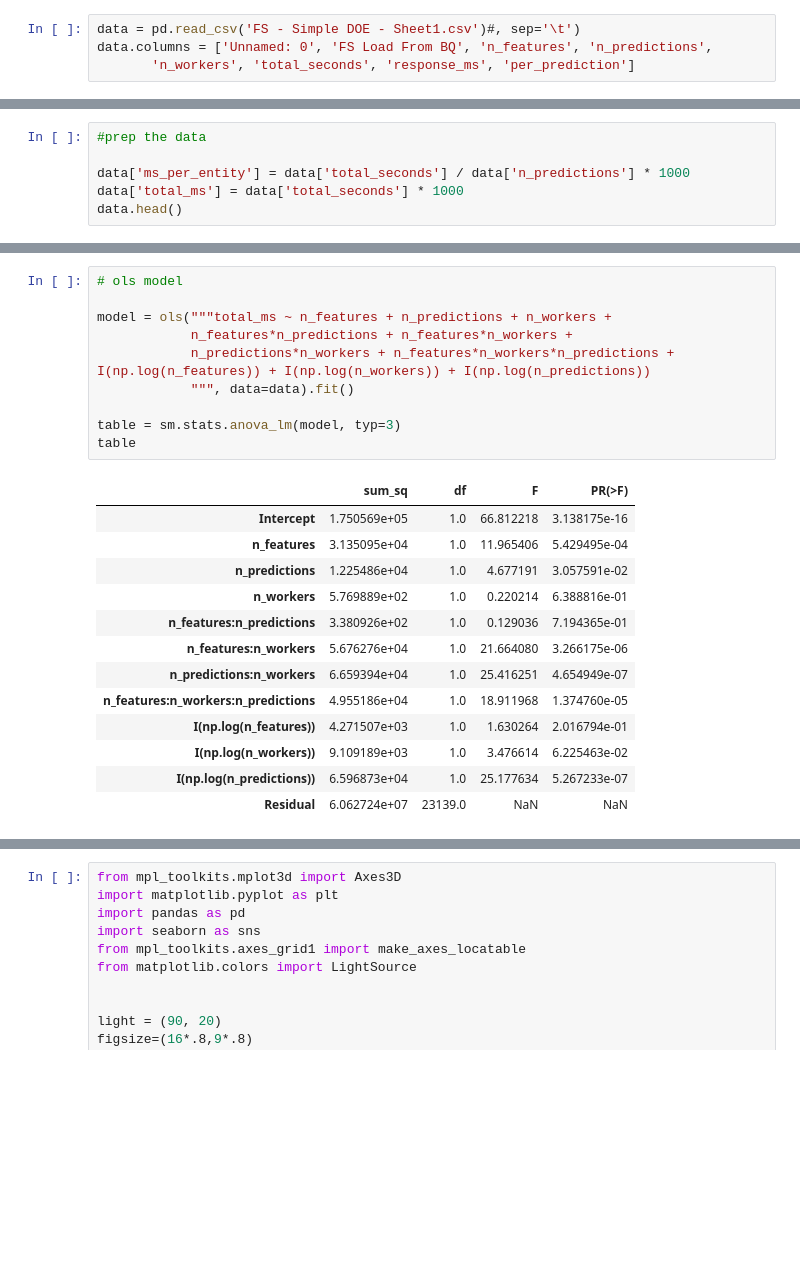
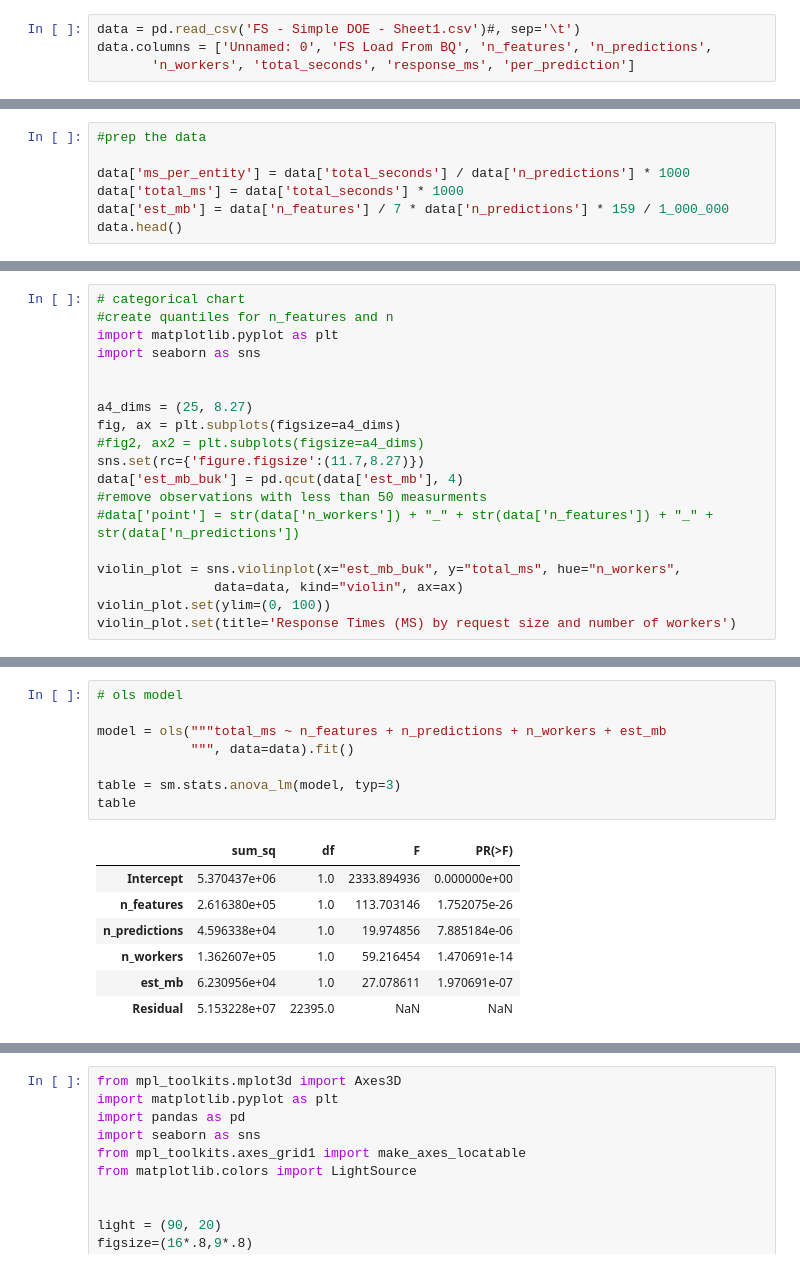
Before and after one commit to jswortz/featurestore-examples, a Jupyter notebook: DOE_analysis.ipynb, the cells around one changed output, grey strips where cells are left out. Cells and saved outputs as stored; diff of their text form; blank space fills up the shorter version.

```diff
--- a/DOE_analysis.ipynb
+++ b/DOE_analysis.ipynb
@@ -26,6 +57,7 @@ data.head()
 
 data['ms_per_entity'] = data['total_seconds'] / data['n_predictions'] * 1000
 data['total_ms'] = data['total_seconds'] * 1000
+data['est_mb'] = data['n_features'] / 7 * data['n_predictions'] * 159 / 1_000_000
 data.head()
 # %% [output]
 |  | Unnamed: 0 | FS Load From BQ | n_features | n_predictions | n_workers | total_seconds | response_ms | ... |
@@ -36,0 +76,19 @@ data.head()
+# %%
+# categorical chart
+#create quantiles for n_features and n
+import matplotlib.pyplot as plt
+import seaborn as sns
+
+
+a4_dims = (25, 8.27)
+fig, ax = plt.subplots(figsize=a4_dims)
+#fig2, ax2 = plt.subplots(figsize=a4_dims)
+sns.set(rc={'figure.figsize':(11.7,8.27)})
+data['est_mb_buk'] = pd.qcut(data['est_mb'], 4)
+#remove observations with less than 50 measurments
+#data['point'] = str(data['n_workers']) + "_" + str(data['n_features']) + "_" + str(data['n_predictions'])
+
+violin_plot = sns.violinplot(x="est_mb_buk", y="total_ms", hue="n_workers",
+               data=data, kind="violin", ax=ax)
+violin_plot.set(ylim=(0, 100))
+violin_plot.set(title='Response Times (MS) by request size and number of workers')
@@ -64,27 +128,19 @@ violin_plot2.set(ylim=(0, 100))
 # %%
 # ols model
 
-model = ols("""total_ms ~ n_features + n_predictions + n_workers +
-            n_features*n_predictions + n_features*n_workers +
-            n_predictions*n_workers + n_features*n_workers*n_predictions + I(np.log(n_features)) + I(np.log(n_workers)) + I(np.log(n_predictions))
+model = ols("""total_ms ~ n_features + n_predictions + n_workers + est_mb
             """, data=data).fit()
 
 table = sm.stats.anova_lm(model, typ=3)
 table
 # %% [output]
 |  | sum_sq | df | F | PR(>F) |
-| Intercept | 1.750569e+05 | 1.0 | 66.812218 | 3.138175e-16 |
-| n_features | 3.135095e+04 | 1.0 | 11.965406 | 5.429495e-04 |
-| n_predictions | 1.225486e+04 | 1.0 | 4.677191 | 3.057591e-02 |
-| n_workers | 5.769889e+02 | 1.0 | 0.220214 | 6.388816e-01 |
-| n_features:n_predictions | 3.380926e+02 | 1.0 | 0.129036 | 7.194365e-01 |
-| n_features:n_workers | 5.676276e+04 | 1.0 | 21.664080 | 3.266175e-06 |
-| n_predictions:n_workers | 6.659394e+04 | 1.0 | 25.416251 | 4.654949e-07 |
-| n_features:n_workers:n_predictions | 4.955186e+04 | 1.0 | 18.911968 | 1.374760e-05 |
-| I(np.log(n_features)) | 4.271507e+03 | 1.0 | 1.630264 | 2.016794e-01 |
-| I(np.log(n_workers)) | 9.109189e+03 | 1.0 | 3.476614 | 6.225463e-02 |
-| I(np.log(n_predictions)) | 6.596873e+04 | 1.0 | 25.177634 | 5.267233e-07 |
-| Residual | 6.062724e+07 | 23139.0 | NaN | NaN |
+| Intercept | 5.370437e+06 | 1.0 | 2333.894936 | 0.000000e+00 |
+| n_features | 2.616380e+05 | 1.0 | 113.703146 | 1.752075e-26 |
+| n_predictions | 4.596338e+04 | 1.0 | 19.974856 | 7.885184e-06 |
+| n_workers | 1.362607e+05 | 1.0 | 59.216454 | 1.470691e-14 |
+| est_mb | 6.230956e+04 | 1.0 | 27.078611 | 1.970691e-07 |
+| Residual | 5.153228e+07 | 22395.0 | NaN | NaN |
 # %%
 model.summary()
 # %% [output]
```
Also changed, not shown: parts of 18 cells of this notebook, 1 other file.
